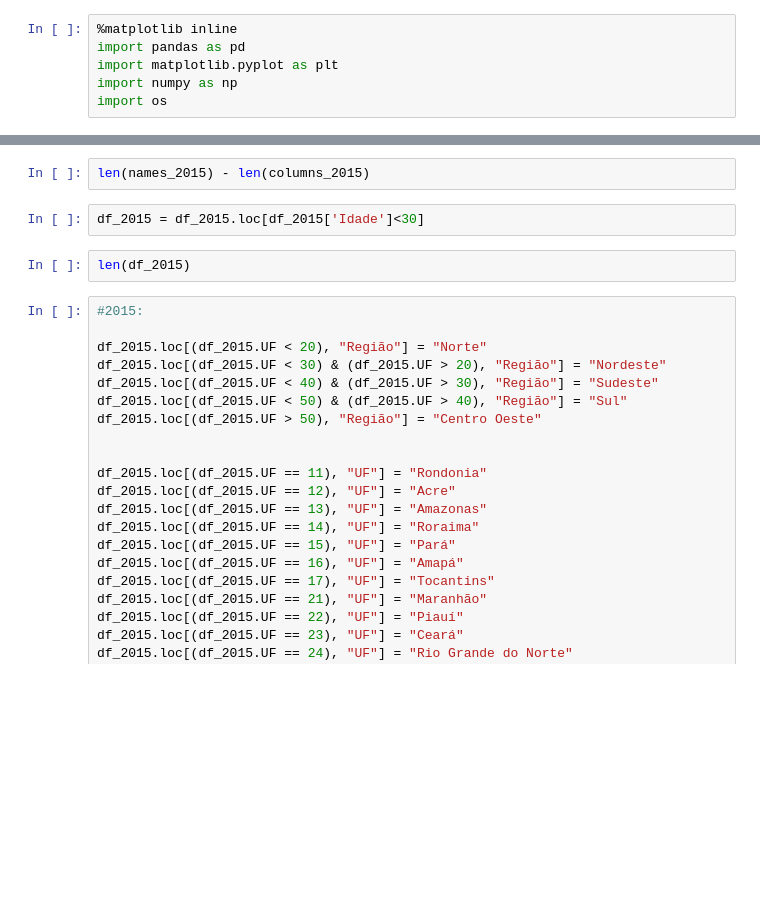
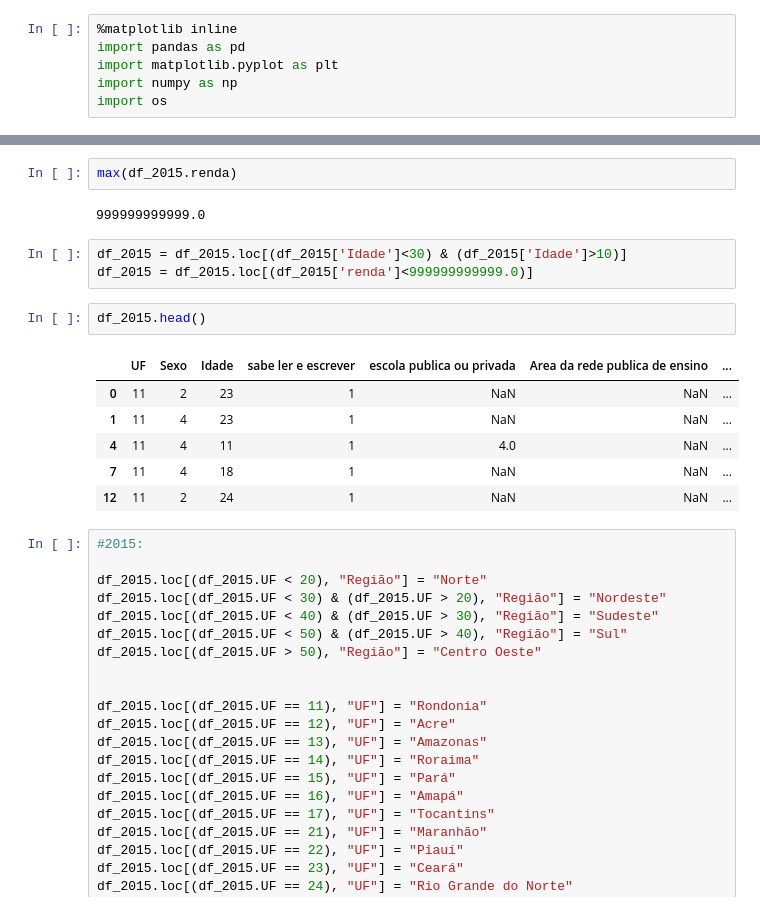
Before and after one commit to 4rfel/DP_DADOS_2019, a Jupyter notebook: Projeto1 Layout (2).ipynb, the cells around one changed output, grey strips where cells are left out. Drawn from its saved outputs; the diff is of its cells as text; blank space fills up the shorter version.

```diff
--- a/Projeto1 Layout (2).ipynb
+++ b/Projeto1 Layout (2).ipynb
@@ -49,9 +63,19 @@ df_2015.columns = names_2015
-# %%
-len(names_2015) - len(columns_2015)
+# %%
+max(df_2015.renda)
+# %% [output]
+999999999999.0
 # %%
-df_2015 = df_2015.loc[df_2015['Idade']<30]
+df_2015 = df_2015.loc[(df_2015['Idade']<30) & (df_2015['Idade']>10)]
+df_2015 = df_2015.loc[(df_2015['renda']<999999999999.0)]
-# %%
-len(df_2015)
+# %%
+df_2015.head()
+# %% [output]
+|  | UF | Sexo | Idade | sabe ler e escrever | escola publica ou privada | Area da rede publica de ensino | ... |
+| 0 | 11 | 2 | 23 | 1 | NaN | NaN | ... |
+| 1 | 11 | 4 | 23 | 1 | NaN | NaN | ... |
+| 4 | 11 | 4 | 11 | 1 | 4.0 | NaN | ... |
+| 7 | 11 | 4 | 18 | 1 | NaN | NaN | ... |
+| 12 | 11 | 2 | 24 | 1 | NaN | NaN | ... |
 # %%
 #2015:
 
```
Also changed, not shown: parts of 12 cells of this notebook.
